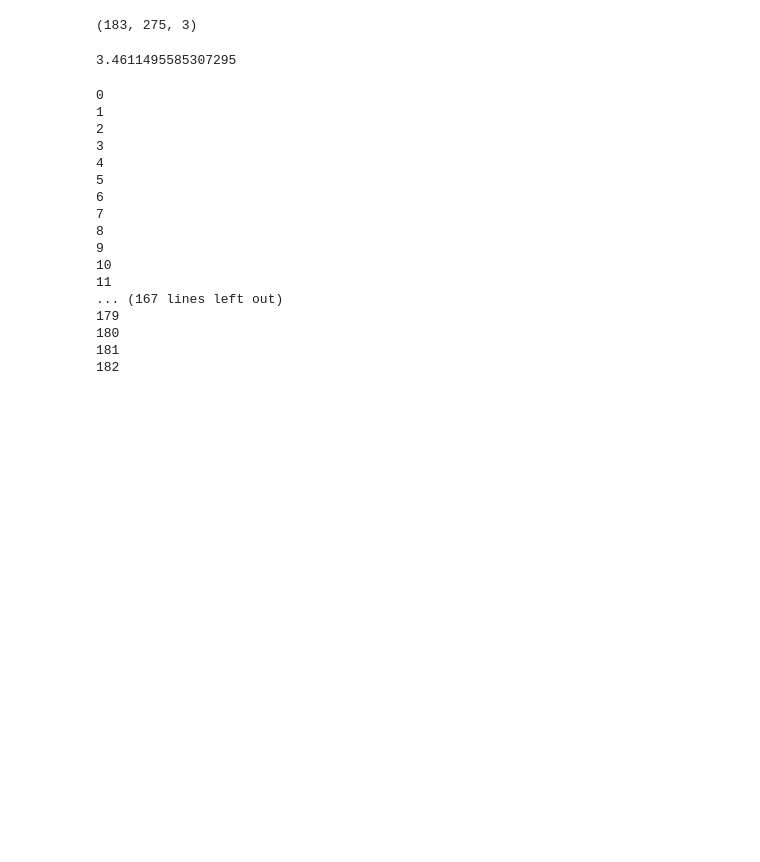
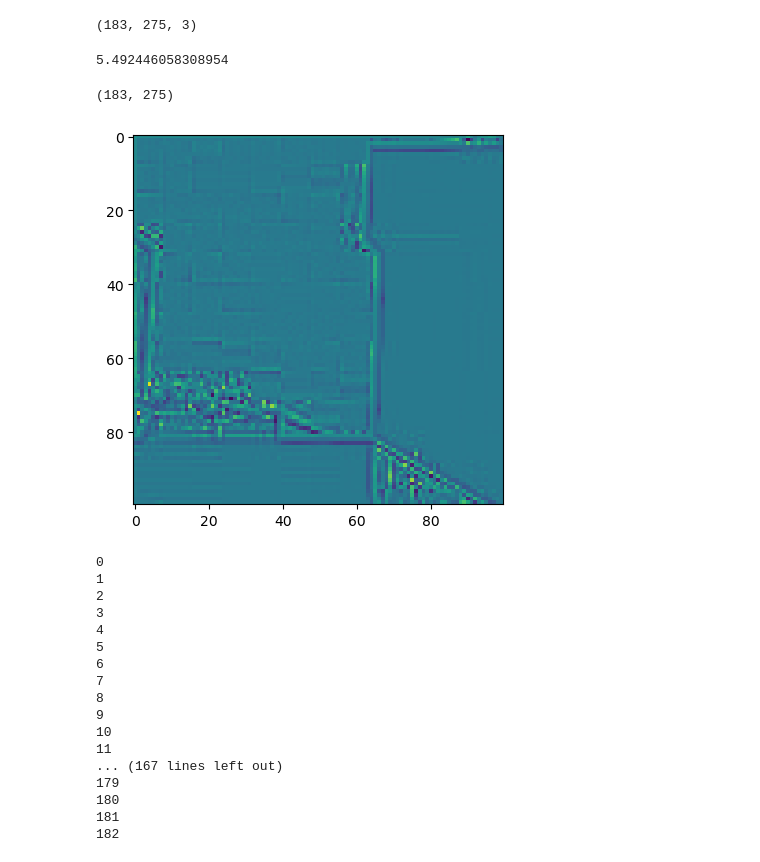
Before and after one commit to kevdodo/jpg-study, a Jupyter notebook: jpg_compress.ipynb, the cells around one changed output. Drawn from its saved outputs; the diff is of its cells as text; code cells hidden in the pictures; blank space fills up the shorter version.

```diff
--- a/jpg_compress.ipynb
+++ b/jpg_compress.ipynb
@@ -223,18 +268,5 @@ def compute_pce(img, template):
 
     return pce
-# %%
-img_path = "images.jpg"
-img = ps.read_image(img_path)
-R = img[:, :, 0]
-G = img[:, :, 1]
-B = img[:, :, 2]
-y  = .299 * R + .587*G + .114*B
-
-template = create_template(y.shape)
-pce = compute_pce(y, template)
-print(pce)
-# %% [output]
-3.4611495585307295
 # %%
 # apply a 3 × 3 Wiener filter to each
 # RGB channel and average the resulting noise residual across
@@ -269,4 +301,22 @@ def average_blocks(image, block_size=32):
 # the entire image (or, optionally, a portion of the image). The
 # PCE is then computed against this averaged 32×32 block and
 # the corresponding template of the same size.
+# %%
+img_path = "images.jpg"
+img = ps.read_image(img_path)
+
+avg_noise_residual = compute_noise_residual(img)
+template = create_template(avg_noise_residual.shape)
+pce = compute_pce(avg_noise_residual, template)
+print(pce)
+# %% [output]
+5.492446058308954
+# %%
+avg_noise_residual = compute_noise_residual(img)
+print(avg_noise_residual.shape)
+plt.imshow(avg_noise_residual[:100, :100])
+plt.show()
+# %% [output]
+(183, 275)
+[figure, added]
 # %%
```
Also changed, not shown: parts of 12 cells of this notebook, 1 other file.
